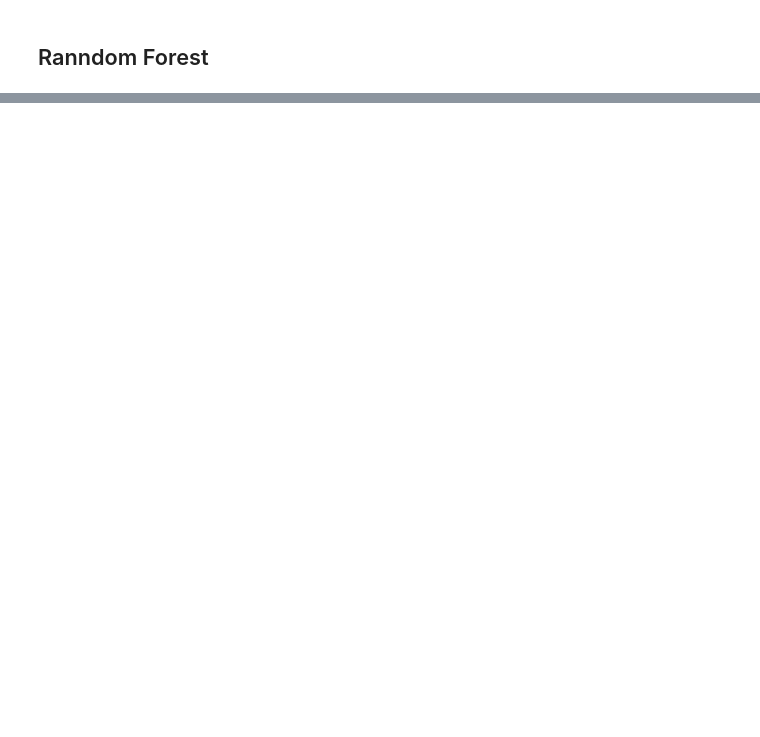
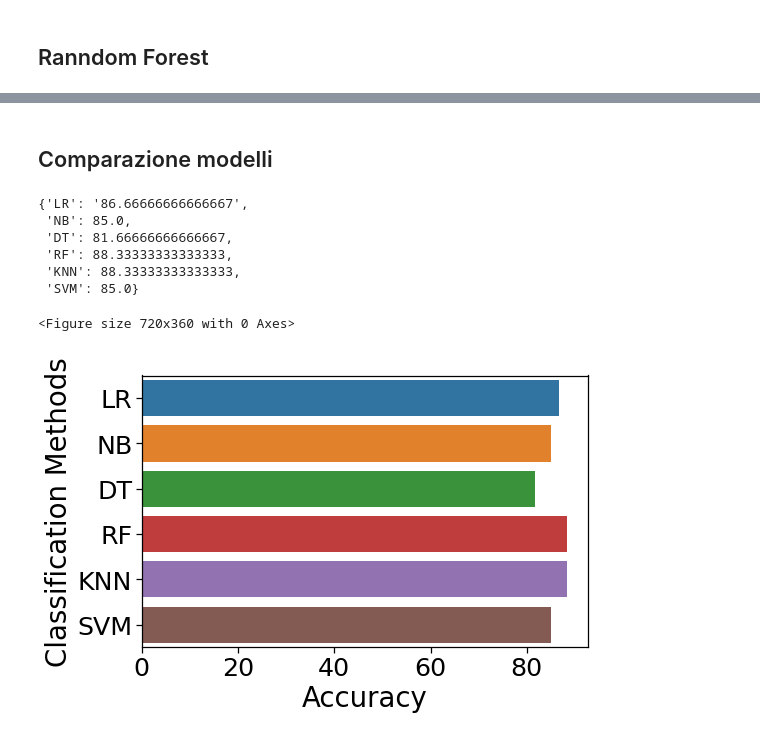
Before and after one commit to lorenzlorg/Big-Data-MAPR-project, a Jupyter notebook: Predizione di malattie cardiache.ipynb, the cells around one changed output, grey strips where cells are left out. Cells and saved outputs as stored; diff of their text form; code cells hidden in the pictures; blank space fills up the shorter version.

```diff
--- a/Predizione di malattie cardiache.ipynb
+++ b/Predizione di malattie cardiache.ipynb
@@ -512,0 +582,14 @@ weighted avg       0.85      0.85      0.85        60
+# %%
+m2 = 'SVM'
+svm = SVC(random_state = 1)
+svm.fit(X_train,y_train)
+svmpred = svm.predict(X_test)
+svm_conf_matrix = confusion_matrix(y_test, nbpred)
+svm_acc_score = accuracy_score(y_test, nbpred)
+print("confussion matrix")
+print(svm_conf_matrix)
+print("\n")
+print("Accuracy of Naive Bayes model:",svm_acc_score*100,'\n')
+print(classification_report(y_test,svmpred))
+
+best_accuracies_each_classes['SVM'] = svm_acc_score*100
@@ -512,0 +612,23 @@ weighted avg       0.85      0.85      0.85        60
+# %% [markdown]
+## Comparazione modelli
+# %%
+best_accuracies_each_classes
+# %% [output]
+{'LR': '86.66666666666667',
+ 'NB': 85.0,
+ 'DT': 81.66666666666667,
+ 'RF': 88.33333333333333,
+ 'KNN': 88.33333333333333,
+ 'SVM': 85.0}
+# %%
+plt.figure(figsize=(10,5))
+df = pd.DataFrame({'model':list(best_accuracies_each_classes.keys()), 'val':list(best_accuracies_each_classes.values())})
+df['val'] = df['val'].astype(float)
+plt.figure(figsize=(8,5))
+sns.barplot( y= df['model'], x=df['val'])
+plt.xlabel("Accuracy")
+plt.ylabel("Classification Methods")
+plt.show()
+# %% [output]
+<Figure size 720x360 with 0 Axes>
+[figure, added]
```
Also changed, not shown: parts of 20 cells of this notebook, 2 other files.
